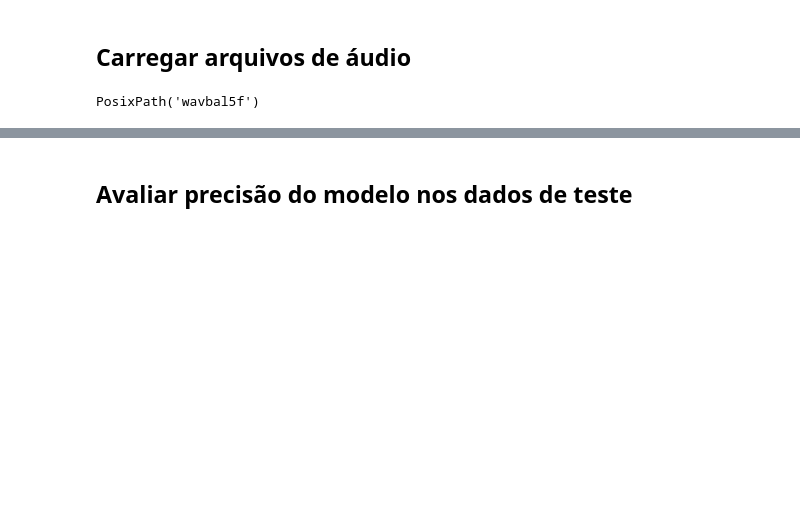
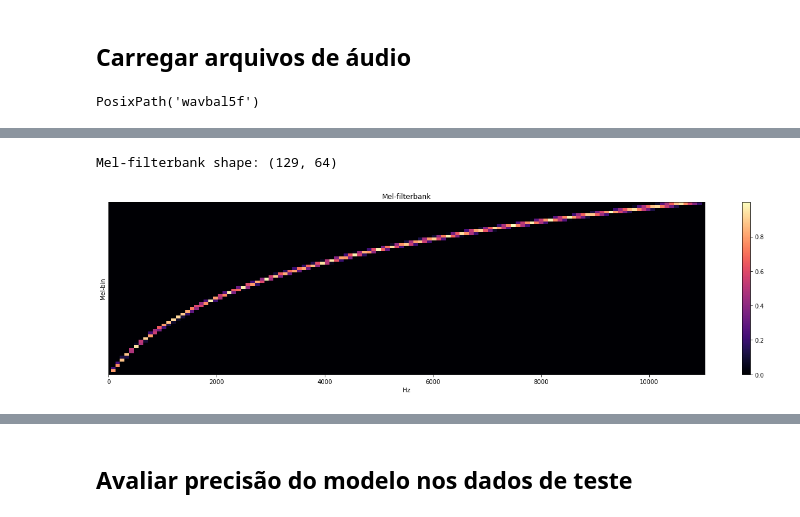
Before and after one commit to hjort/bird-reco, a Jupyter notebook: 31-modelo-preditivo-tensorflow.ipynb, the cells around one changed output, grey strips where cells are left out. Saved outputs shown, nothing was run; the diff lists cells and outputs as text; code cells hidden in the pictures; blank space fills up the shorter version.

```diff
--- a/31-modelo-preditivo-tensorflow.ipynb
+++ b/31-modelo-preditivo-tensorflow.ipynb
@@ -33,8 +47,8 @@ DIR_ENTRADA = 'wavbal5f'
 # duração de cada trecho de áudio
 DURACAO_TRECHO = 5 # segundos
 
-# sampling rate
-SAMPLE_RATE = 16000 # 16 kHz
+# taxa de amostragem (sampling rate)
+SAMPLING_RATE = 16000 # 16 kHz
 
 # total de pontos de onda no áudio
-PONTOS_ONDA = SAMPLE_RATE * DURACAO_TRECHO # 16 kHz * 5 s = 80000
+PONTOS_ONDA = SAMPLING_RATE * DURACAO_TRECHO # 16 kHz * 5 s = 80000
@@ -184,0 +343,29 @@ plt.show()
+# %%
+# criar banco de filtro em escala Mel
+
+mel_filterbank = tf.signal.linear_to_mel_weight_matrix(
+    num_mel_bins=N_MEL_BINS,
+    num_spectrogram_bins=N_SPECTROGRAM_BINS + 1, # verificar esse número aqui!
+    sample_rate=SAMPLING_RATE,
+    lower_edge_hertz=F_MIN,
+    upper_edge_hertz=F_MAX
+)
+
+print('Mel-filterbank shape:', mel_filterbank.shape)
+# %% [output]
+Mel-filterbank shape: (129, 64)
+# %%
+# plotar banco de filtro em escala Mel
+
+plt.figure(figsize=(18, 5))
+
+librosa.display.specshow(mel_filterbank.numpy().T, x_axis='linear')
+plt.ylabel('Mel-bin')
+plt.title('Mel-filterbank')
+plt.colorbar()
+
+plt.tight_layout()
+plt.savefig('images/filterbank.png', dpi=300)
+plt.show()
+# %% [output]
+[figure, added]
```
Also changed, not shown: parts of 78 cells of this notebook, 1 other file.
